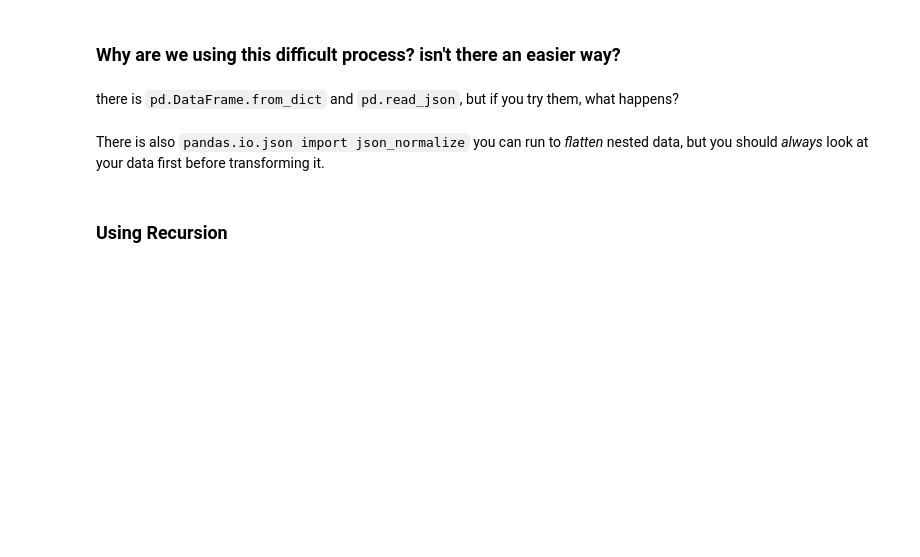
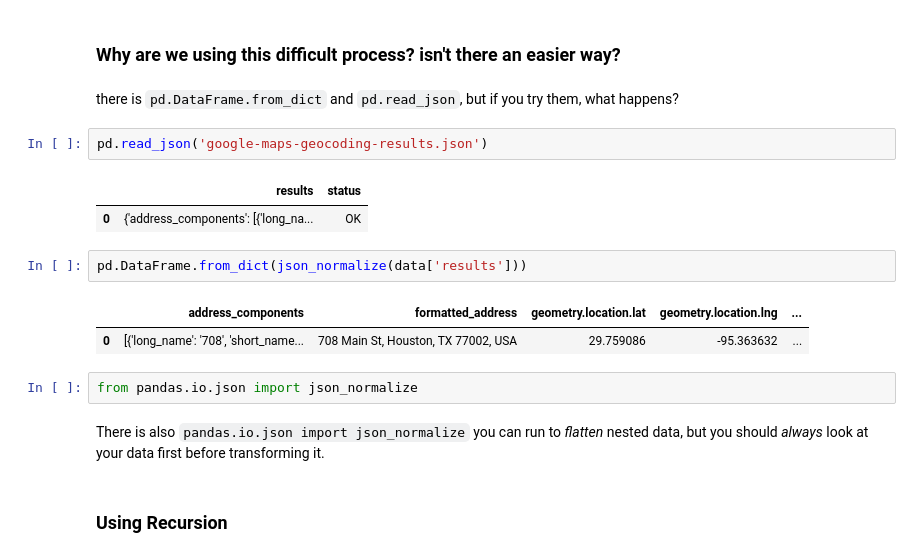
Before and after one commit to JonSolow/dc_ds_04_22_19, a Jupyter notebook: module_2/week_1/day_18_lecture_1_json/json-xml-recursion-Jon.ipynb, the cells around one changed output. Cells and saved outputs as stored; diff of their text form; blank space fills up the shorter version.

```diff
--- a/module_2/week_1/day_18_lecture_1_json/json-xml-recursion-Jon.ipynb
+++ b/module_2/week_1/day_18_lecture_1_json/json-xml-recursion-Jon.ipynb
@@ -112,6 +180,18 @@ How would you enhance the code above to add the primary latitude and longitude f
 ### Why are we using this difficult process? isn't there an easier way?
 # %% [markdown]
 there is `pd.DataFrame.from_dict` and `pd.read_json`, but if you try them, what happens?
+# %%
+pd.read_json('google-maps-geocoding-results.json')
+# %% [output]
+|  | results | status |
+| 0 | {'address_components': [{'long_na... | OK |
+# %%
+pd.DataFrame.from_dict(json_normalize(data['results']))
+# %% [output]
+|  | address_components | formatted_address | geometry.location.lat | geometry.location.lng | ... |
+| 0 | [{'long_name': '708', 'short_name... | 708 Main St, Houston, TX 77002, USA | 29.759086 | -95.363632 | ... |
+# %%
+from pandas.io.json import json_normalize
 # %% [markdown]
 There is also `pandas.io.json import json_normalize` you can run to _flatten_ nested data, but you should *always* look at your data first before transforming it.
 # %% [markdown]
```
Also changed, not shown: parts of 14 cells of this notebook, 1 other file.
